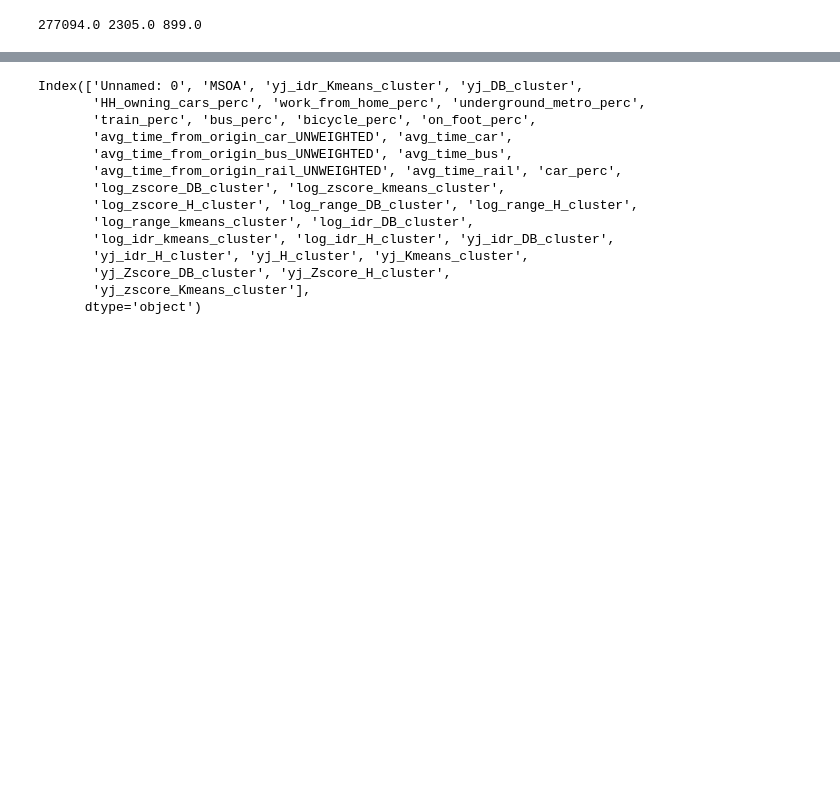
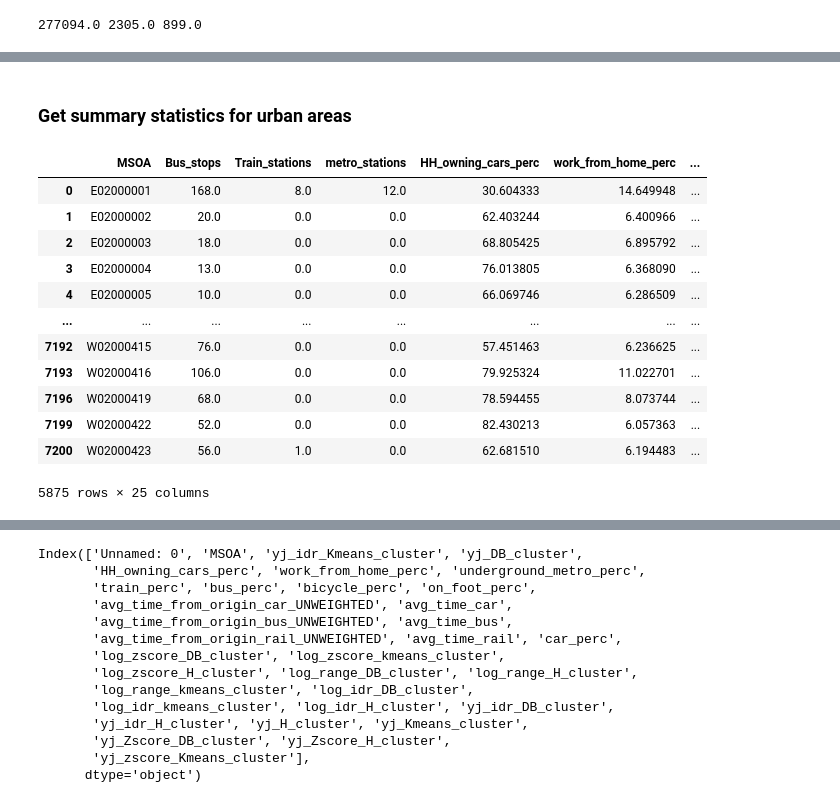
Before and after one commit to natesheehan/spidercartographers, a Jupyter notebook: Scripts/Data for story.ipynb, the cells around one changed output, grey strips where cells are left out. Cells and saved outputs as stored; diff of their text form; code cells hidden in the pictures; blank space fills up the shorter version.

```diff
--- a/Scripts/Data for story.ipynb
+++ b/Scripts/Data for story.ipynb
@@ -139,0 +285,22 @@ all_data["people_power"] = all_data["bicycle_perc"] + all_data["on_foot_perc"]
+# %% [markdown]
+### Get summary statistics for urban areas
+# %%
+# create boolean variable
+is_urban = all_data['is_urban'] == 1
+# filter on boolean variable
+urban_data = all_data[is_urban]
+#urban_data
+# %% [output]
+|  | MSOA | Bus_stops | Train_stations | metro_stations | HH_owning_cars_perc | work_from_home_perc | ... |
+| 0 | E02000001 | 168.0 | 8.0 | 12.0 | 30.604333 | 14.649948 | ... |
+| 1 | E02000002 | 20.0 | 0.0 | 0.0 | 62.403244 | 6.400966 | ... |
+| 2 | E02000003 | 18.0 | 0.0 | 0.0 | 68.805425 | 6.895792 | ... |
+| 3 | E02000004 | 13.0 | 0.0 | 0.0 | 76.013805 | 6.368090 | ... |
+| 4 | E02000005 | 10.0 | 0.0 | 0.0 | 66.069746 | 6.286509 | ... |
+| ... | ... | ... | ... | ... | ... | ... | ... |
+| 7192 | W02000415 | 76.0 | 0.0 | 0.0 | 57.451463 | 6.236625 | ... |
+| 7193 | W02000416 | 106.0 | 0.0 | 0.0 | 79.925324 | 11.022701 | ... |
+| 7196 | W02000419 | 68.0 | 0.0 | 0.0 | 78.594455 | 8.073744 | ... |
+| 7199 | W02000422 | 52.0 | 0.0 | 0.0 | 82.430213 | 6.057363 | ... |
+| 7200 | W02000423 | 56.0 | 1.0 | 0.0 | 62.681510 | 6.194483 | ... |
+5875 rows × 25 columns
```
Also changed, not shown: parts of 41 cells of this notebook, 8 other files.
